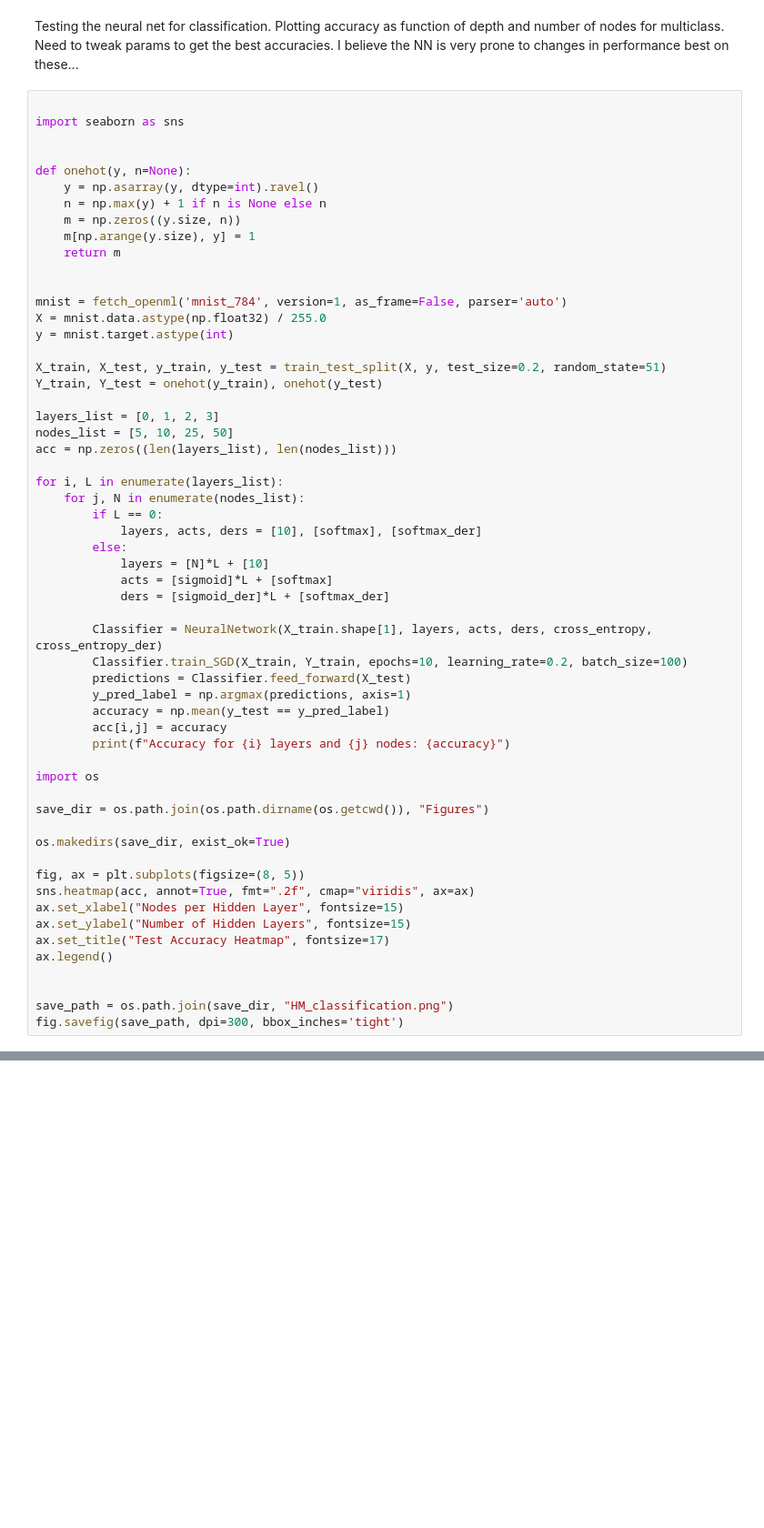
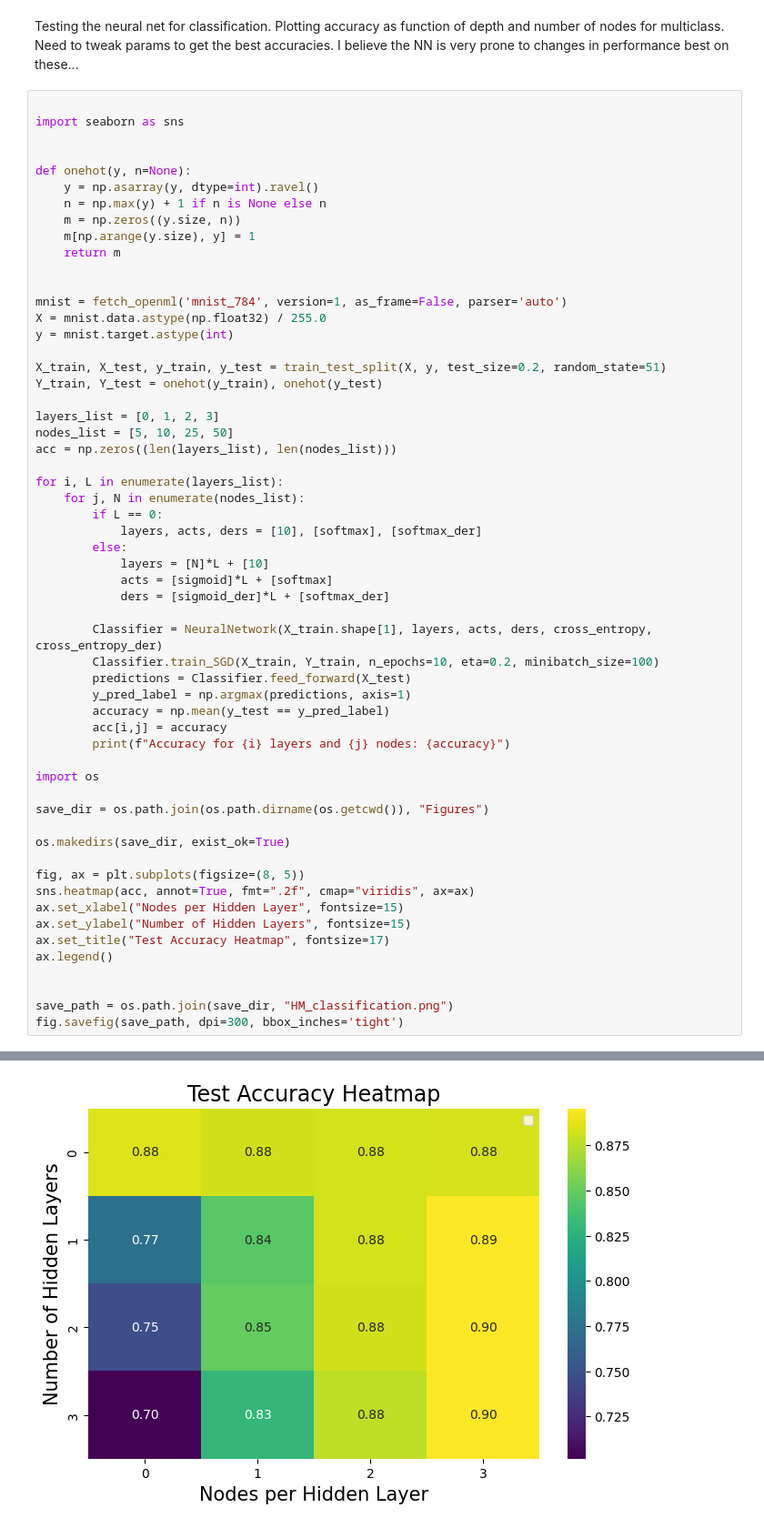
Before and after one commit to JVestly/Project-2, a Jupyter notebook: Code/tests_f.ipynb, the cells around one changed output, grey strips where cells are left out. Shown: that part at 91% size. Cells and saved outputs as stored; diff of their text form; blank space fills up the shorter version.

```diff
--- a/Code/tests_f.ipynb
+++ b/Code/tests_f.ipynb
@@ -53,7 +53,7 @@ for i, L in enumerate(layers_list):
             ders = [sigmoid_der]*L + [softmax_der]
 
         Classifier = NeuralNetwork(X_train.shape[1], layers, acts, ders, cross_entropy, cross_entropy_der)
-        Classifier.train_SGD(X_train, Y_train, epochs=10, learning_rate=0.2, batch_size=100)
+        Classifier.train_SGD(X_train, Y_train, n_epochs=10, eta=0.2, minibatch_size=100)
         predictions = Classifier.feed_forward(X_test)
         y_pred_label = np.argmax(predictions, axis=1)
         accuracy = np.mean(y_test == y_pred_label)
@@ -81,0 +96 @@ AttributeError: 'NeuralNetwork' object has no attribute 'lam'
+[figure, added]
```
Also changed, not shown: parts of 1 cell of this notebook.
